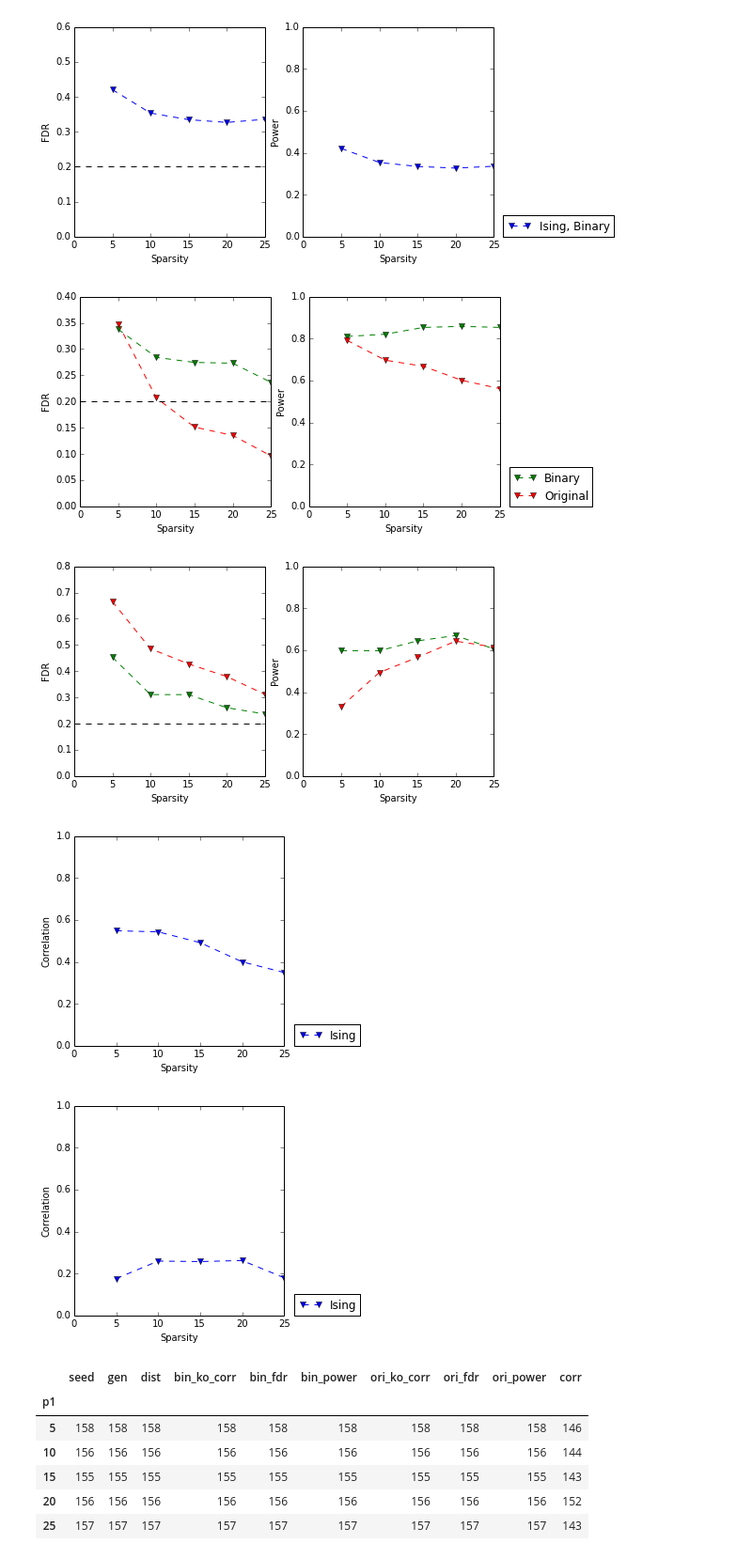
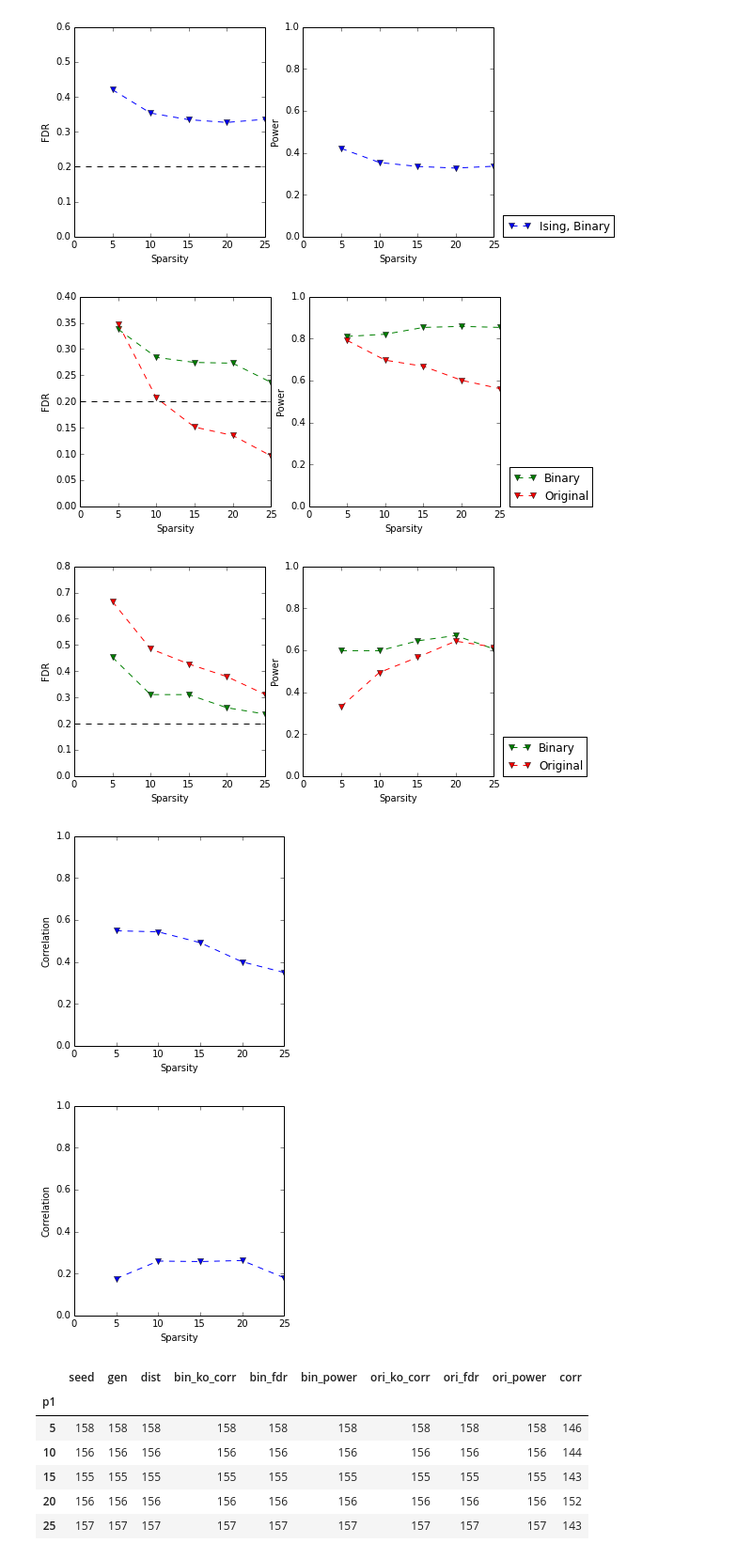
Before and after one commit to ajmaurer/Chicago-Course-Work, a Jupyter notebook: masters_paper/section4_simulations.ipynb, the cells around one changed output. Shown at 94% size. Saved outputs shown, nothing was run; the diff lists cells and outputs as text; code cells hidden in the pictures.

Commit message:
adding data and images

```diff
--- a/masters_paper/section4_simulations.ipynb
+++ b/masters_paper/section4_simulations.ipynb
@@ -304,7 +302,7 @@ subplts_las[1].plot(p1s,lasso_data_50.groupby('p1').mean().ori_power,label="Orig
 # Legend
 subplts_las[1].legend(bbox_to_anchor=(1.05, 0), loc='lower left', borderaxespad=0.)
 
-plt.savefig('images/lasso_FDR_power_50.pdf',bbox_inches='tight')
+f_las.savefig('images/lasso_FDR_power_50.pdf',bbox_inches='tight')
 
 # FDR Plot
 subplts_log[0].set_xlim(0,max(p1s))
@@ -322,41 +320,40 @@ subplts_log[1].set_ylim(0,1)
 subplts_log[1].set_xlabel('Sparsity')
 subplts_log[1].set_ylabel('Power')
 subplts_log[1].plot(p1s,logit_data_50.groupby('p1').mean().bin_power,label="Binary", linestyle='--', marker='v', color='g')
 subplts_log[1].plot(p1s,logit_data_50.groupby('p1').mean().ori_power,label="Original", linestyle='--', marker='v', color='r')
 
+subplts_log[1].legend(bbox_to_anchor=(1.05, 0), loc='lower left', borderaxespad=0.)
 
-plt.savefig('images/logit_FDR_power_50.pdf',bbox_inches='tight')
+f_log.savefig('images/logit_FDR_power_50.pdf',bbox_inches='tight')
 
 # Correlation plot
 f_las,ax_las = plt.subplots(1)
 f_las.set_size_inches(4,4)
 
 ax_las.set_xlim(0,max(p1s))
 ax_las.set_ylim(0,1)
 ax_las.set_xlabel('Sparsity')
 ax_las.set_ylabel('Correlation')
 ax_las.plot(p1s,lasso_data_50.groupby('p1').mean()['corr'],linestyle='--', marker='v',label="Ising")
-ax_las.legend(bbox_to_anchor=(1.05, 0), loc='lower left', borderaxespad=0.)
 
-plt.savefig('images/logit_corr_50.pdf',bbox_inches='tight')
+f_las.savefig('images/lasso_corr_50.pdf',bbox_inches='tight')
 
 # Correlation plot
 f_log,ax_log = plt.subplots(1)
 f_log.set_size_inches(4,4)
 
 ax_log.set_xlim(0,max(p1s))
 ax_log.set_ylim(0,1)
 ax_log.set_xlabel('Sparsity')
 ax_log.set_ylabel('Correlation')
 ax_log.plot(p1s,logit_data_50.groupby('p1').mean()['corr'],linestyle='--', marker='v',label="Ising")
-ax_log.legend(bbox_to_anchor=(1.05, 0), loc='lower left', borderaxespad=0.)
 
-plt.savefig('images/logit_corr_50.pdf',bbox_inches='tight')
+f_log.savefig('images/logit_corr_50.pdf',bbox_inches='tight')
 # %% [output]
 [figure]
-[figure, old version]
+[figure, new version]
-[figure, old version]
+[figure, new version]
-[figure, old version]
+[figure, new version]
 # %%
 logit_data_50.groupby('p1').count()
 # %% [output]
```
Also changed, not shown: parts of 1 cell of this notebook, 6 other files.
